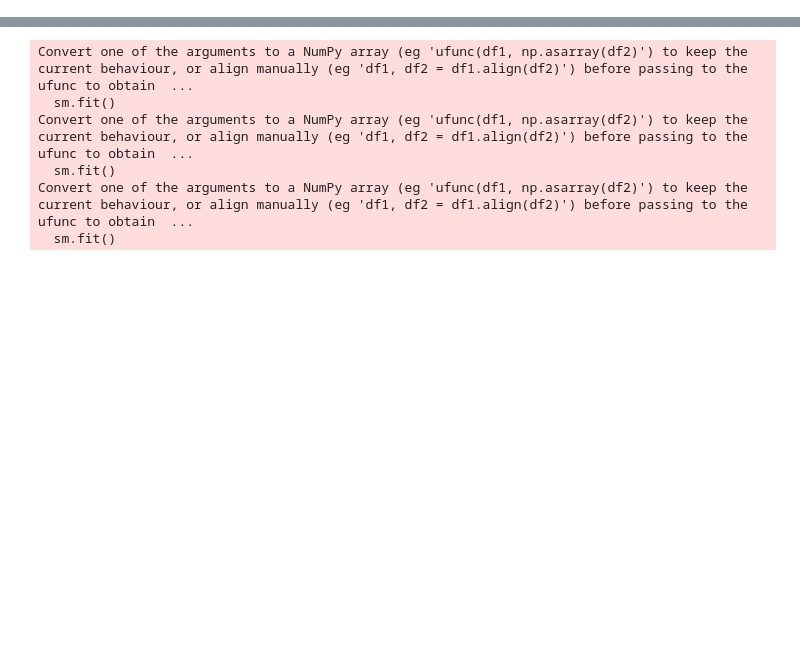
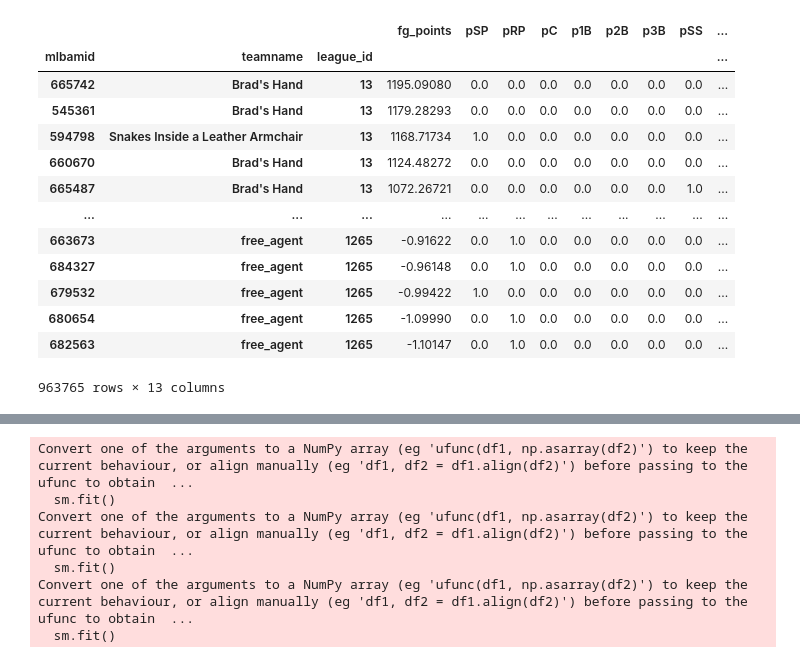
Before and after one commit to brendancooley/moonlight, a Jupyter notebook: _testing/testing.ipynb, the cells around one changed output, grey strips where cells are left out. Drawn from its saved outputs; the diff is of its cells as text; code cells hidden in the pictures; blank space fills up the shorter version.

```diff
--- a/_testing/testing.ipynb
+++ b/_testing/testing.ipynb
@@ -18,3 +15,5 @@ from moonlight.steamer_dataset import BatterProjectionDataset, PitcherProjection
 from moonlight.salary_dataset import LeagueSalaryDataset, PlayerIDDataset
 from moonlight.salary_scraper import SalaryDataset
 from moonlight.valuations import ValuationModel, SlopeModel
+# %%
+vm = ValuationModel()
@@ -20,0 +22,19 @@ from moonlight.valuations import ValuationModel, SlopeModel
+# %%
+x, y = vm._prepare_threshold_model_data()
+# %%
+x.su
+# %% [output]
+|  |  |  | fg_points | pSP | pRP | pC | p1B | p2B | p3B | pSS | ... |
+| mlbamid | teamname | league_id |  |  |  |  |  |  |  |  | ... |
+| 665742 | Brad's Hand | 13 | 1195.09080 | 0.0 | 0.0 | 0.0 | 0.0 | 0.0 | 0.0 | 0.0 | ... |
+| 545361 | Brad's Hand | 13 | 1179.28293 | 0.0 | 0.0 | 0.0 | 0.0 | 0.0 | 0.0 | 0.0 | ... |
+| 594798 | Snakes Inside a Leather Armchair | 13 | 1168.71734 | 1.0 | 0.0 | 0.0 | 0.0 | 0.0 | 0.0 | 0.0 | ... |
+| 660670 | Brad's Hand | 13 | 1124.48272 | 0.0 | 0.0 | 0.0 | 0.0 | 0.0 | 0.0 | 0.0 | ... |
+| 665487 | Brad's Hand | 13 | 1072.26721 | 0.0 | 0.0 | 0.0 | 0.0 | 0.0 | 0.0 | 1.0 | ... |
+| ... | ... | ... | ... | ... | ... | ... | ... | ... | ... | ... | ... |
+| 663673 | free_agent | 1265 | -0.91622 | 0.0 | 1.0 | 0.0 | 0.0 | 0.0 | 0.0 | 0.0 | ... |
+| 684327 | free_agent | 1265 | -0.96148 | 0.0 | 1.0 | 0.0 | 0.0 | 0.0 | 0.0 | 0.0 | ... |
+| 679532 | free_agent | 1265 | -0.99422 | 1.0 | 0.0 | 0.0 | 0.0 | 0.0 | 0.0 | 0.0 | ... |
+| 680654 | free_agent | 1265 | -1.09990 | 0.0 | 1.0 | 0.0 | 0.0 | 0.0 | 0.0 | 0.0 | ... |
+| 682563 | free_agent | 1265 | -1.10147 | 0.0 | 1.0 | 0.0 | 0.0 | 0.0 | 0.0 | 0.0 | ... |
+963765 rows × 13 columns
```
Also changed, not shown: parts of 5 cells of this notebook, 6 other files.
